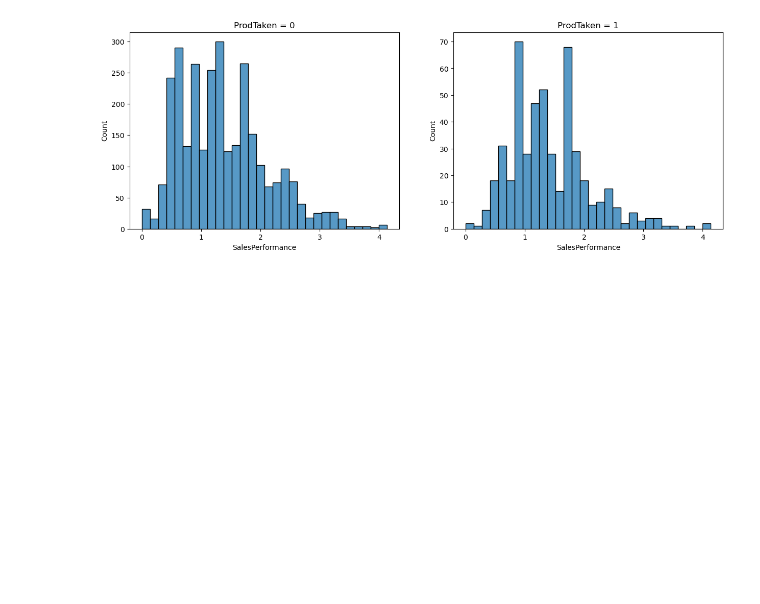
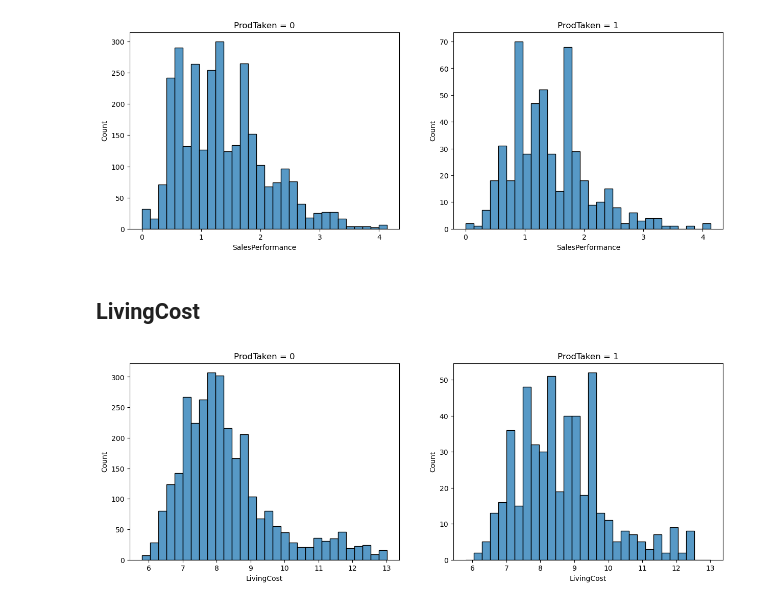
Before and after one commit to RickHub0115/SIGNATE-Summer-Cup-2024, a Jupyter notebook: scr/feature_engineering/feature_relation.ipynb, the cells around one changed output. Cells and saved outputs as stored; diff of their text form; code cells hidden in the pictures; blank space fills up the shorter version.

```diff
--- a/scr/feature_engineering/feature_relation.ipynb
+++ b/scr/feature_engineering/feature_relation.ipynb
@@ -360,6 +360,12 @@ feature_visualization('TripEasier')
 feature_visualization('SalesPerformance')
 # %% [output]
 [figure]
+# %% [markdown]
+## LivingCost
+# %%
+feature_visualization('LivingCost')
+# %% [output]
+[figure, added]
 # %%
 df_train.columns
 # %% [output]
```
Also changed, not shown: parts of 2 cells of this notebook, 5 other files.
